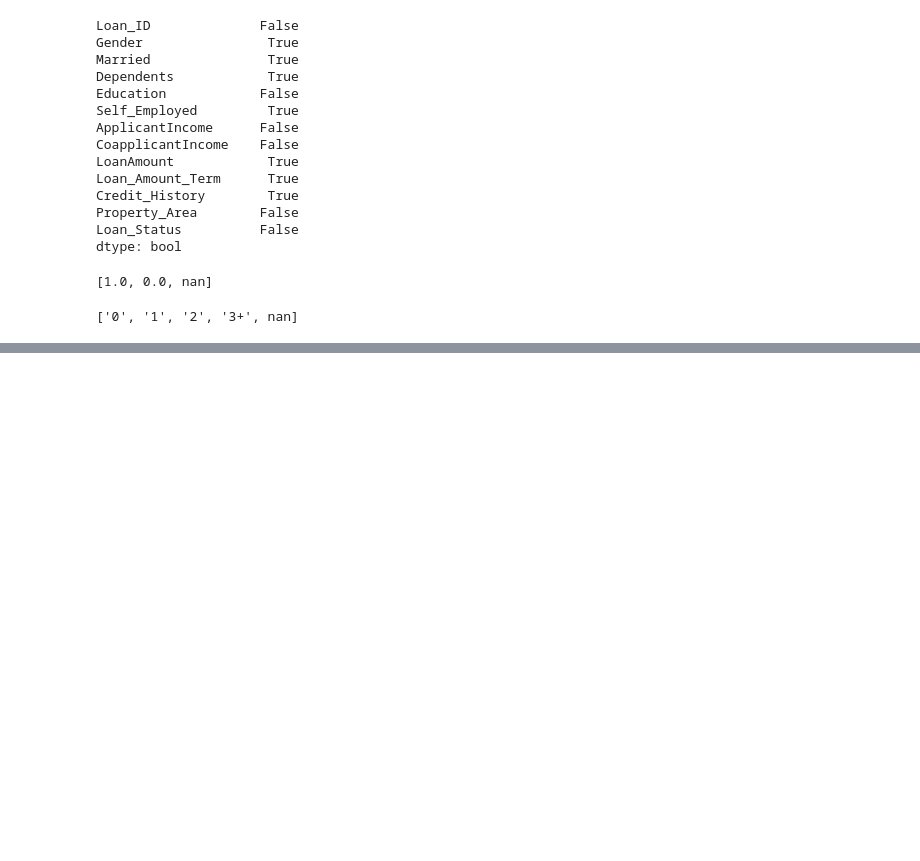
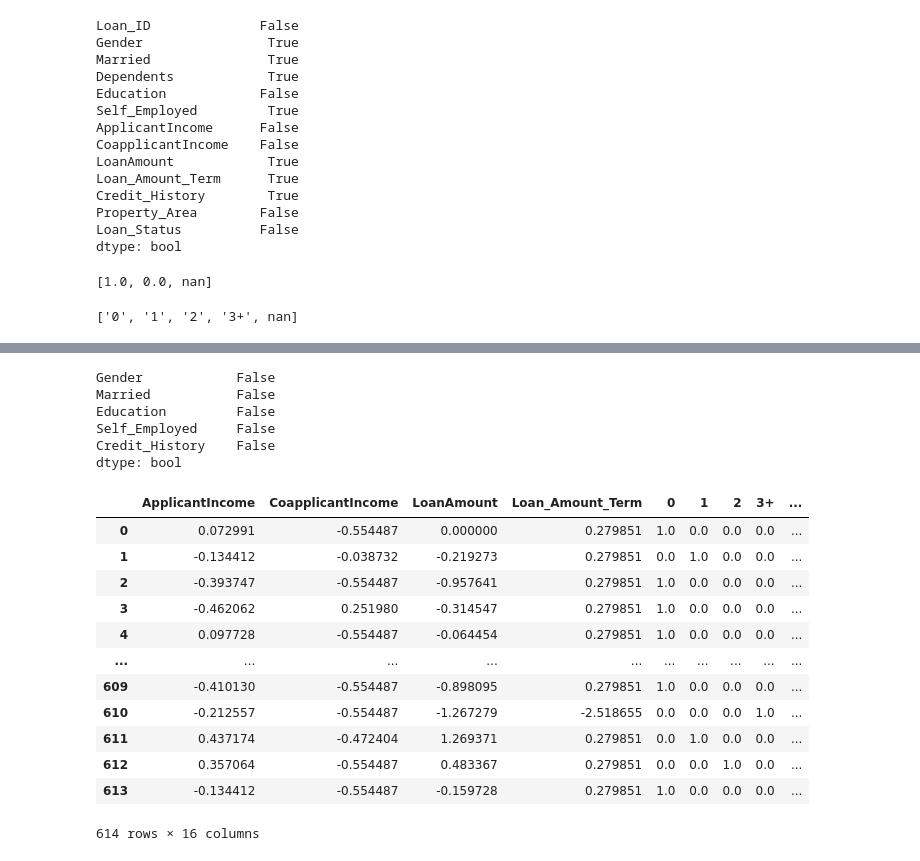
Before and after one commit to tiwansh/ML-Notebooks, a Jupyter notebook: Loan Grant/Untitled.ipynb, the cells around one changed output, grey strips where cells are left out. Cells and saved outputs as stored; diff of their text form; code cells hidden in the pictures; blank space fills up the shorter version.

```diff
--- a/Loan Grant/Untitled.ipynb
+++ b/Loan Grant/Untitled.ipynb
@@ -67,0 +201,8 @@ test_df.drop(["Loan_ID"], axis=1)
+# %%
+# Get the categories after onehotencoding is done
+ohe = OneHotEncoder(categories="auto")
+si = SimpleImputer(missing_values=np.nan, strategy='most_frequent')
+imputed_df = pd.DataFrame(columns=categorical_attributes, data = si.fit_transform(train_df[categorical_attributes]))
+imputed_df
+cat_ohe_df = ohe.fit_transform(imputed_df)
+np.array(ohe.categories_)
@@ -67,0 +212,6 @@ test_df.drop(["Loan_ID"], axis=1)
+# %%
+ohe_categorical_columns = []
+for i in ohe.categories_:
+    for j in i:
+        ohe_categorical_columns.append(j)
+ohe_categorical_columns
@@ -67,0 +220,3 @@ test_df.drop(["Loan_ID"], axis=1)
+# %%
+categorical_df = pd.DataFrame(data=categorical_pipeline.fit_transform(train_df[categorical_attributes]).todense(), columns=ohe_categorical_columns)
+categorical_df
@@ -67,0 +237,31 @@ test_df.drop(["Loan_ID"], axis=1)
+# %%
+binary_df = train_df[binary_attributes]
+si = SimpleImputer(strategy="most_frequent")
+binary_array = si.fit_transform(binary_df)
+binary_df = pd.DataFrame(data=binary_array, columns=binary_attributes)
+binary_df.isnull().any()
+# %% [output]
+Gender            False
+Married           False
+Education         False
+Self_Employed     False
+Credit_History    False
+dtype: bool
+# %%
+# Add all three data attributes
+normalized_training_df = pd.concat([numerical_df, categorical_df, binary_df], axis=1)
+normalized_training_df
+# %% [output]
+|  | ApplicantIncome | CoapplicantIncome | LoanAmount | Loan_Amount_Term | 0 | 1 | 2 | 3+ | ... |
+| 0 | 0.072991 | -0.554487 | 0.000000 | 0.279851 | 1.0 | 0.0 | 0.0 | 0.0 | ... |
+| 1 | -0.134412 | -0.038732 | -0.219273 | 0.279851 | 0.0 | 1.0 | 0.0 | 0.0 | ... |
+| 2 | -0.393747 | -0.554487 | -0.957641 | 0.279851 | 1.0 | 0.0 | 0.0 | 0.0 | ... |
+| 3 | -0.462062 | 0.251980 | -0.314547 | 0.279851 | 1.0 | 0.0 | 0.0 | 0.0 | ... |
+| 4 | 0.097728 | -0.554487 | -0.064454 | 0.279851 | 1.0 | 0.0 | 0.0 | 0.0 | ... |
+| ... | ... | ... | ... | ... | ... | ... | ... | ... | ... |
+| 609 | -0.410130 | -0.554487 | -0.898095 | 0.279851 | 1.0 | 0.0 | 0.0 | 0.0 | ... |
+| 610 | -0.212557 | -0.554487 | -1.267279 | -2.518655 | 0.0 | 0.0 | 0.0 | 1.0 | ... |
+| 611 | 0.437174 | -0.472404 | 1.269371 | 0.279851 | 0.0 | 1.0 | 0.0 | 0.0 | ... |
+| 612 | 0.357064 | -0.554487 | 0.483367 | 0.279851 | 0.0 | 0.0 | 1.0 | 0.0 | ... |
+| 613 | -0.134412 | -0.554487 | -0.159728 | 0.279851 | 1.0 | 0.0 | 0.0 | 0.0 | ... |
+614 rows × 16 columns
```
Also changed, not shown: parts of 29 cells of this notebook.
